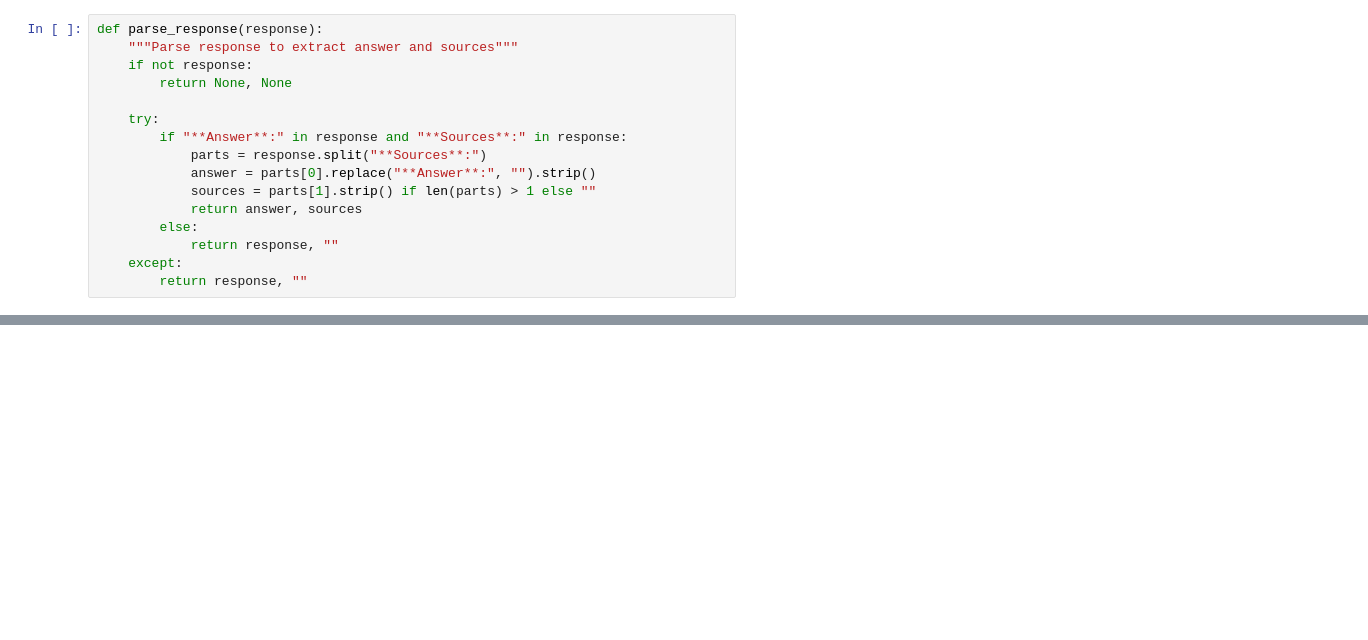
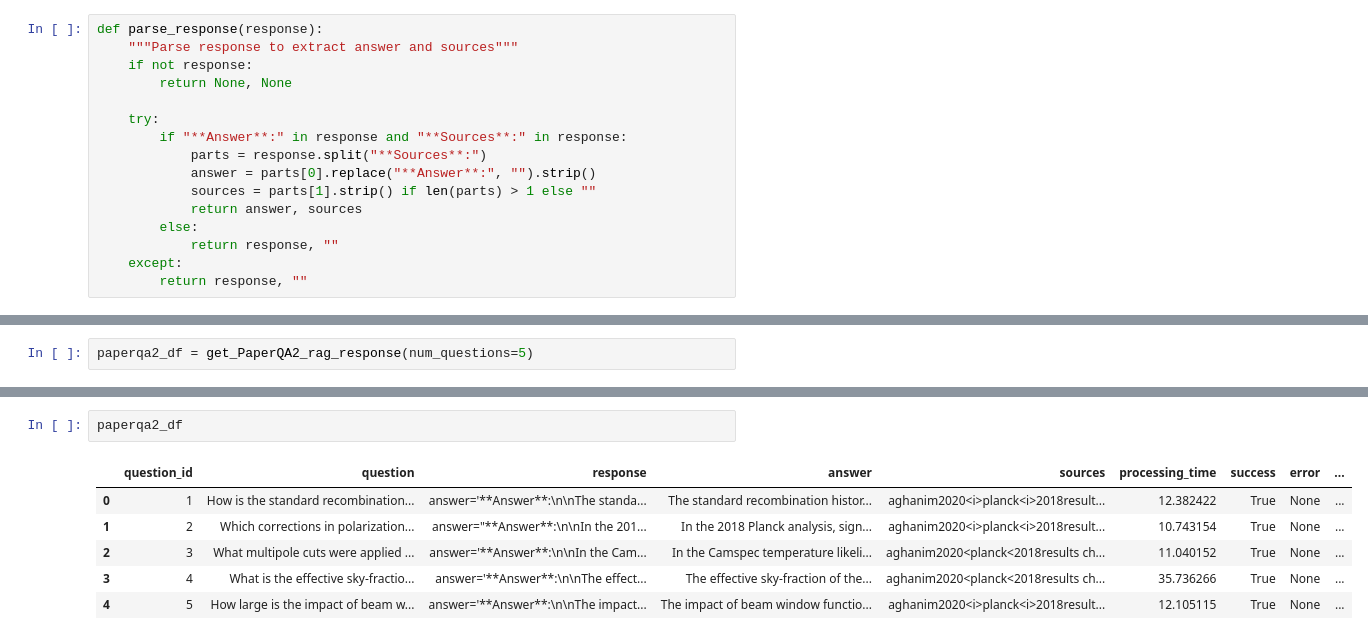
Before and after one commit to jakobtfaber/scirag, a Jupyter notebook: notebooks/eval.ipynb, the cells around one changed output, grey strips where cells are left out. Saved outputs shown, nothing was run; the diff lists cells and outputs as text; blank space fills up the shorter version.

```diff
--- a/notebooks/eval.ipynb
+++ b/notebooks/eval.ipynb
@@ -196,0 +398,2 @@ openai_df
+# %%
+paperqa2_df = get_PaperQA2_rag_response(num_questions=5)
@@ -196,0 +439,9 @@ openai_df
+# %%
+paperqa2_df
+# %% [output]
+|  | question_id | question | response | answer | sources | processing_time | success | error | ... |
+| 0 | 1 | How is the standard recombination... | answer='**Answer**:\n\nThe standa... | The standard recombination histor... | aghanim2020<i>planck<i>2018result... | 12.382422 | True | None | ... |
+| 1 | 2 | Which corrections in polarization... | answer="**Answer**:\n\nIn the 201... | In the 2018 Planck analysis, sign... | aghanim2020<i>planck<i>2018result... | 10.743154 | True | None | ... |
+| 2 | 3 | What multipole cuts were applied ... | answer='**Answer**:\n\nIn the Cam... | In the Camspec temperature likeli... | aghanim2020<planck<2018results ch... | 11.040152 | True | None | ... |
+| 3 | 4 | What is the effective sky-fractio... | answer='**Answer**:\n\nThe effect... | The effective sky-fraction of the... | aghanim2020<planck<2018results ch... | 35.736266 | True | None | ... |
+| 4 | 5 | How large is the impact of beam w... | answer='**Answer**:\n\nThe impact... | The impact of beam window functio... | aghanim2020<i>planck<i>2018result... | 12.105115 | True | None | ... |
```
Also changed, not shown: parts of 16 cells of this notebook, 2 other files.
